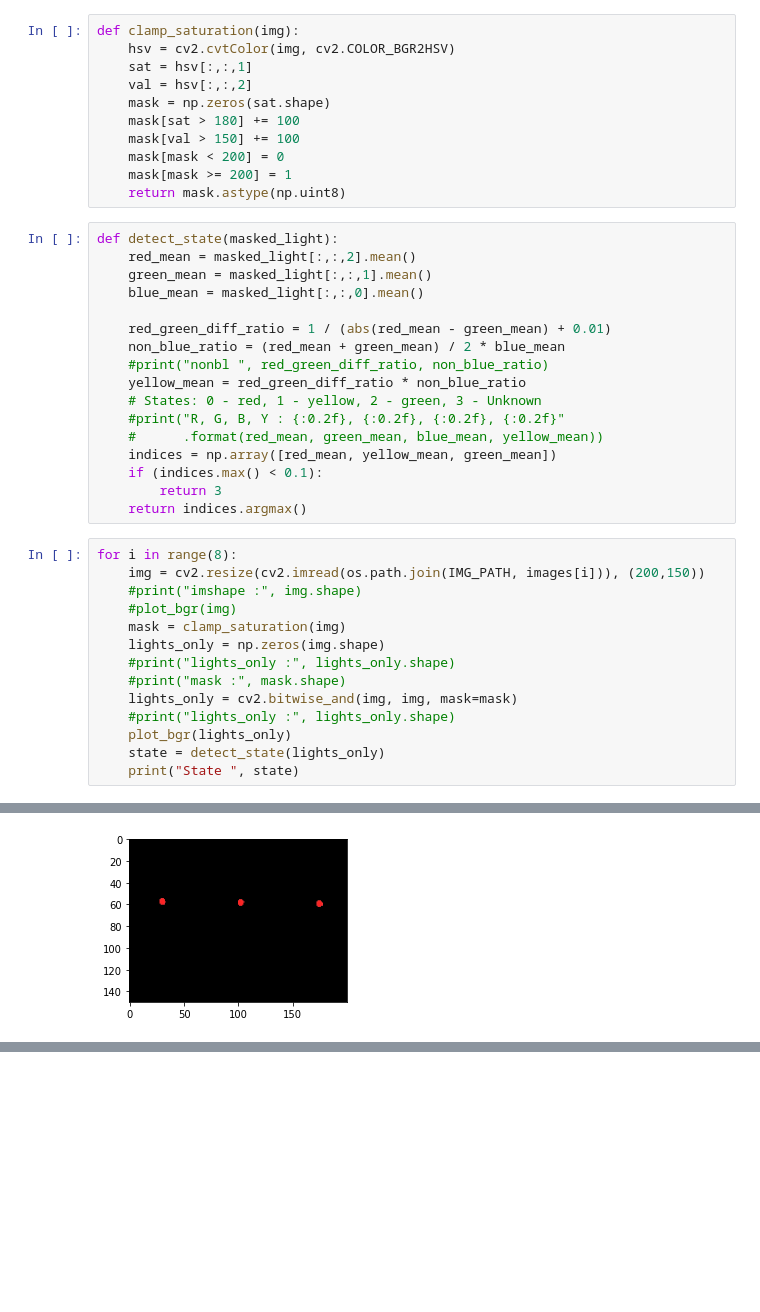
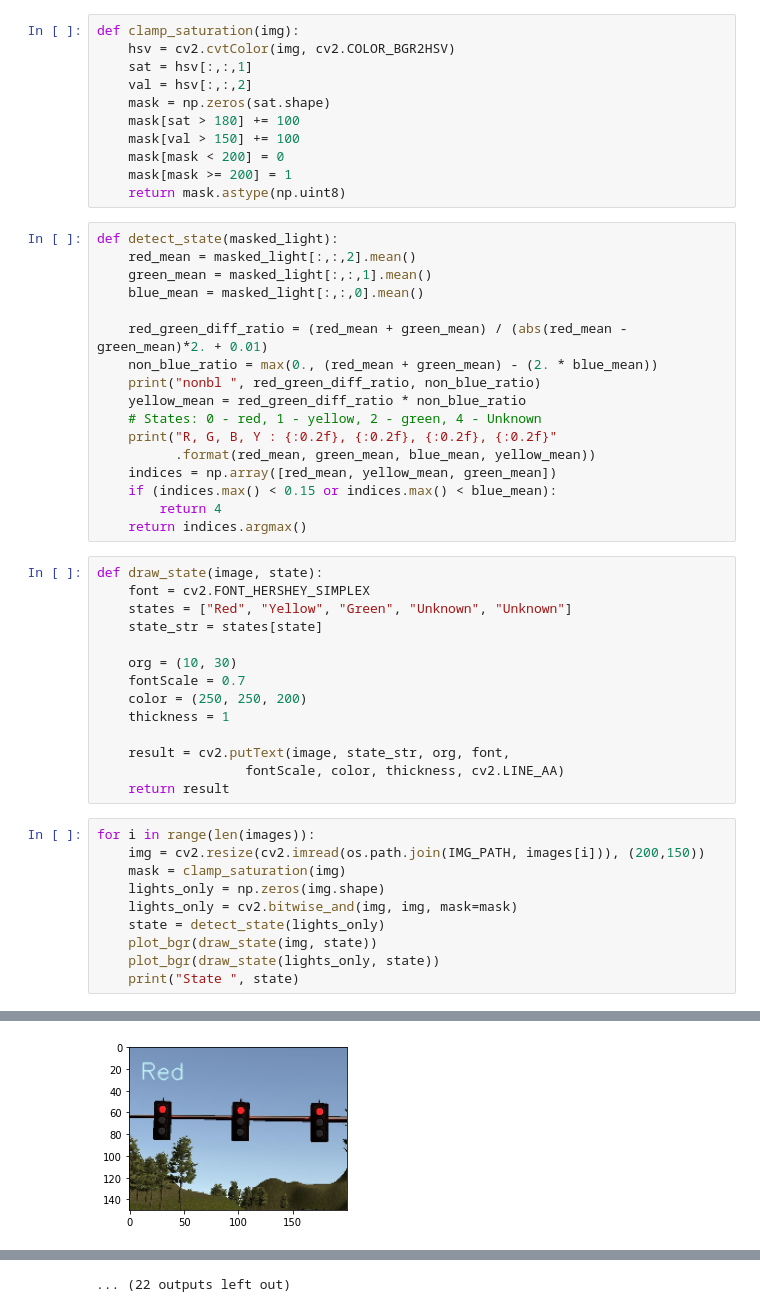
Before and after one commit to khaemn/CarND-Capstone, a Jupyter notebook: ros/src/tl_detector/light_classification/OpenCV_trafficlight.ipynb, the cells around one changed output, grey strips where cells are left out. Saved outputs shown, nothing was run; the diff lists cells and outputs as text; blank space fills up the shorter version.

```diff
--- a/ros/src/tl_detector/light_classification/OpenCV_trafficlight.ipynb
+++ b/ros/src/tl_detector/light_classification/OpenCV_trafficlight.ipynb
@@ -39,29 +39,39 @@ def detect_state(masked_light):
     green_mean = masked_light[:,:,1].mean()
     blue_mean = masked_light[:,:,0].mean()
 
-    red_green_diff_ratio = 1 / (abs(red_mean - green_mean) + 0.01)
-    non_blue_ratio = (red_mean + green_mean) / 2 * blue_mean
-    #print("nonbl ", red_green_diff_ratio, non_blue_ratio)
+    red_green_diff_ratio = (red_mean + green_mean) / (abs(red_mean - green_mean)*2. + 0.01)
+    non_blue_ratio = max(0., (red_mean + green_mean) - (2. * blue_mean))
+    print("nonbl ", red_green_diff_ratio, non_blue_ratio)
     yellow_mean = red_green_diff_ratio * non_blue_ratio
-    # States: 0 - red, 1 - yellow, 2 - green, 3 - Unknown
-    #print("R, G, B, Y : {:0.2f}, {:0.2f}, {:0.2f}, {:0.2f}"
-    #      .format(red_mean, green_mean, blue_mean, yellow_mean))
+    # States: 0 - red, 1 - yellow, 2 - green, 4 - Unknown
+    print("R, G, B, Y : {:0.2f}, {:0.2f}, {:0.2f}, {:0.2f}"
+          .format(red_mean, green_mean, blue_mean, yellow_mean))
     indices = np.array([red_mean, yellow_mean, green_mean])
-    if (indices.max() < 0.1):
-        return 3
+    if (indices.max() < 0.15 or indices.max() < blue_mean):
+        return 4
     return indices.argmax()
+# %%
+def draw_state(image, state):
+    font = cv2.FONT_HERSHEY_SIMPLEX
+    states = ["Red", "Yellow", "Green", "Unknown", "Unknown"]
+    state_str = states[state]
+
+    org = (10, 30)
+    fontScale = 0.7
+    color = (250, 250, 200)
+    thickness = 1
+
+    result = cv2.putText(image, state_str, org, font,
+                   fontScale, color, thickness, cv2.LINE_AA)
+    return result
 # %%
-for i in range(8):
+for i in range(len(images)):
     img = cv2.resize(cv2.imread(os.path.join(IMG_PATH, images[i])), (200,150))
-    #print("imshape :", img.shape)
-    #plot_bgr(img)
     mask = clamp_saturation(img)
     lights_only = np.zeros(img.shape)
-    #print("lights_only :", lights_only.shape)
-    #print("mask :", mask.shape)
     lights_only = cv2.bitwise_and(img, img, mask=mask)
-    #print("lights_only :", lights_only.shape)
-    plot_bgr(lights_only)
     state = detect_state(lights_only)
+    plot_bgr(draw_state(img, state))
+    plot_bgr(draw_state(lights_only, state))
     print("State ", state)
 # %% [output]
@@ -76 +111 @@ State  2
-[figure, old version]
+[figure, new version]
@@ -83,0 +121 @@ State  2
+... (22 outputs left out)
```
Also changed, not shown: parts of 1 cell of this notebook, 8 other files.
